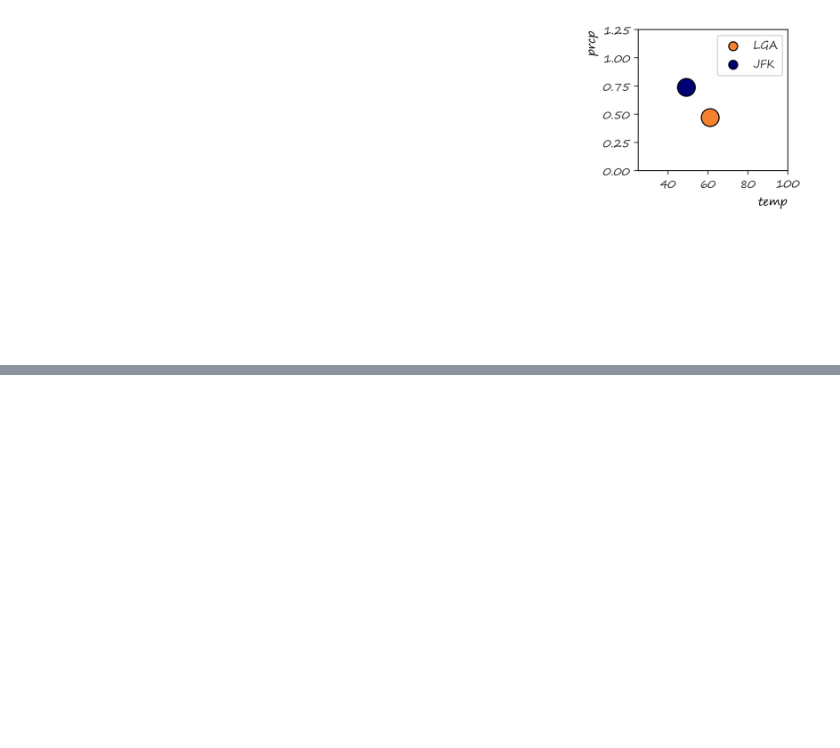
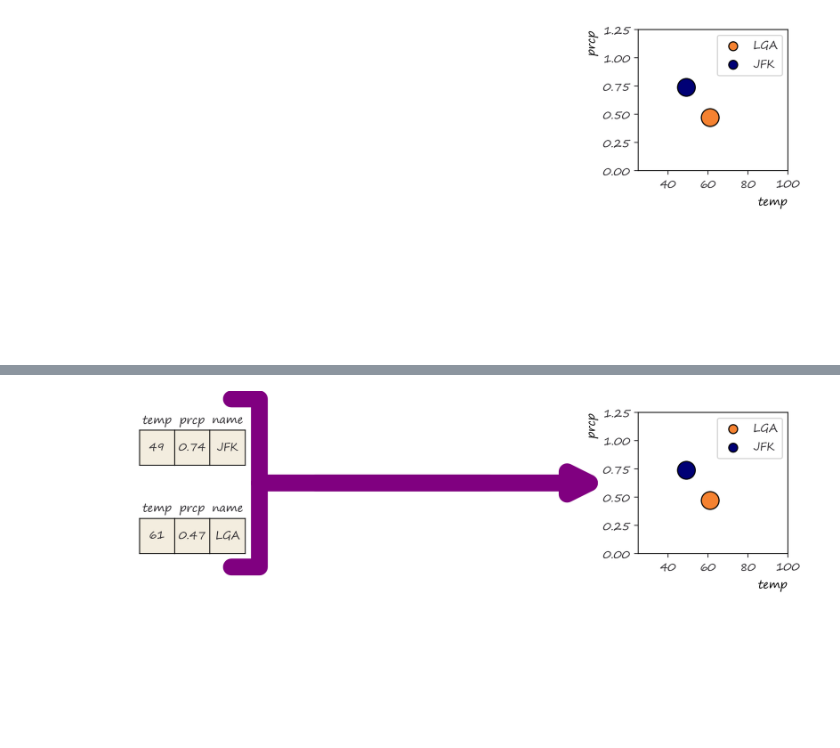
Before and after one commit to story645/proposal, a Jupyter notebook: figures/diagram.ipynb, the cells around one changed output, grey strips where cells are left out. Drawn from its saved outputs; the diff is of its cells as text; code cells hidden in the pictures; blank space fills up the shorter version.

```diff
--- a/figures/diagram.ipynb
+++ b/figures/diagram.ipynb
@@ -71,0 +198,27 @@ plt.show()
+# %%
+#add forwards arrows
+fig, axd = dg.make_figure(artist=False, section=False,
+                          visual=False, continuity=False,
+                          data=False, values=dtwo,
+                          plot_type='scatter', label=None)
+dg.table(axd, dtwo)
+
+
+darrow1 = mpatches.ConnectionPatch(xyA=(1.5, .5), coordsA=axd['E'].transAxes,
+                                  xyB=(-.2, .5), coordsB=axd['H'].transAxes,
+                                  mutation_scale=50, arrowstyle='-|>',
+                                 lw=15, color=dg.acolor)
+fig.add_artist(darrow1)
+darrow2 = mpatches.ConnectionPatch(xyA=(1.1, .5), coordsA=axd['E'].transAxes,
+                                  xyB=(-1, .5), coordsB=axd['H'].transAxes,
+                                  mutation_scale=50, arrowstyle=']-,widthA=1.5,lengthA=.5',
+                                 lw=15, color=dg.acolor)
+fig.add_artist(darrow2)
+
+
+fig.savefig(spath/"intro03d.png", facecolor='white', bbox_inches='tight')
+
+
+plt.show()
+# %% [output]
+[figure, added]
```
Also changed, not shown: parts of 21 cells of this notebook, 1 other file.
